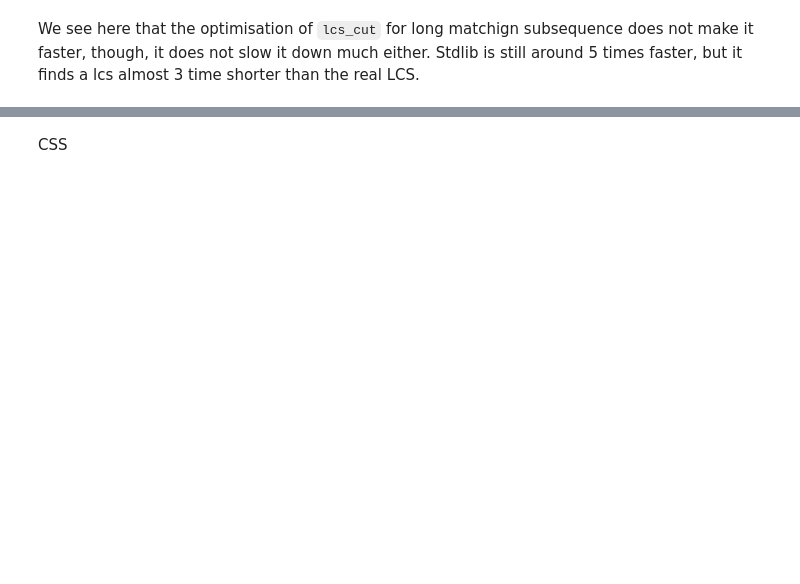
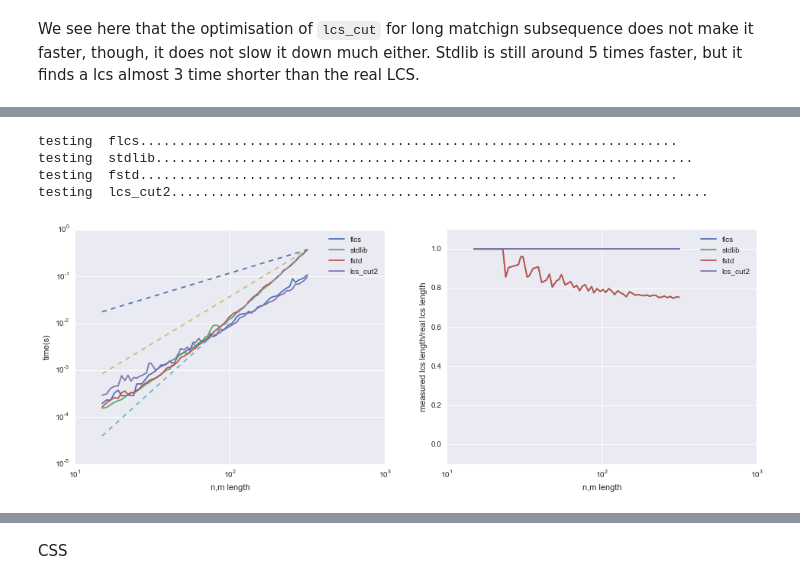
Before and after one commit to Carreau/difflib2.py, a Jupyter notebook: examples/difflib2.ipynb, the cells around one changed output, grey strips where cells are left out. Drawn from its saved outputs; the diff is of its cells as text; code cells hidden in the pictures; blank space fills up the shorter version.

```diff
--- a/examples/difflib2.ipynb
+++ b/examples/difflib2.ipynb
@@ -189,3 +199,7 @@ def lcs_cut(s1, s2):
     return rngc[-1]
 # %% [output]
 this implementation passes basic tests
+# %%
+l = [1,2,3]
+l.pop()
+l
@@ -756,9 +937,9 @@ NameError: name 'pd' is not defined
 # %%
 import numpy as np
 from copy import copy
-r = 20
-nt = 20
-xx = sorted(list(set(map(int, np.logspace(1.2,2.7,150)))))
+r = 5
+nt = 10
+xx = sorted(list(set(map(int, np.logspace(1.2,2.5,70)))))
 #xx = list(range(1,200,4))
 ldict  = {k:v for k,v in gdict.items() if k not in {'lcsmatrix','lcs_low_m','lcs_len3','lcs_low_ma','lcs_cut','lcs_cut3'}}
 df = pd.DataFrame(index=xx, columns=ldict.keys())
@@ -767,6 +948,8 @@ seed = string.ascii_lowercase + string.digits + string.punctuation
 seed = lorem
 seed1 = seed
 seed2 = seed
+seed1 = "aaab"
+seed2 = "aaabb"
 #seed1 = "dcbet"
 #seed2 = "badct"
 #seed1 = "xzbet"
@@ -784,8 +967,8 @@ for func in ldict.values():
         s1 = ((seed1)*(n//len(seed1)+1))[0:n]
         s2 = ((seed2)*(n//len(seed2)+1))[0:n]
         s2 = [c for c in s2]
-        for pos in [x/20 for x in range(20)]:
-            s2[int(len(s2)*pos)] = '-'
+#        for pos in [x/50 for x in range(50)]:
+#            s2[int(len(s2)*pos)] = '-'
         s2 = ''.join(s2)
 #        s1 = ("abcdefghijklmnop"*1000)[0:n]
 #        s2 = ("abcdefghijklmnox"*1000)[0:n]
@@ -795,4 +978,9 @@ for func in ldict.values():
         try:
             dr[func.__name__].ix[n] = func(s1,s2)/lcs_cut2(s1,s2)
         except ZeroDivisionError:
-            dr[func.__name__].ix[n] = np.nan
+            dr[func.__name__].ix[n] = 0
+# %% [output]
+testing  flcs.....................................................................
+testing  stdlib.....................................................................
+testing  fstd.....................................................................
+testing  lcs_cut2.....................................................................
@@ -799,26 +989,35 @@ for func in ldict.values():
 # %%
-fig, ax = plt.subplots()
-df.plot(x=df.index,ax=ax)
-mx= max(df.index)
-ax.plot(df.index,df.index**2/(mx**2)*df.ix[max(df.index)]['stdlib'],'--',label='x**2')
-ax.plot(df.index,df.index**3/(mx**3)*df.ix[max(df.index)]['stdlib'],'--',label='x**3')
-ax.plot(df.index,df.index**1/(mx**1)*df.ix[max(df.index)]['stdlib'],'--',label='x**1')
-ax.get_ylim()
+def report(df,dr):
+    fig, (ax,ax2) = plt.subplots(ncols=2)
+    fig.set_figwidth(fig.get_figwidth()*2)
+    df.plot(x=df.index,ax=ax)
+    mx= max(df.index)
+    ax.plot(df.index,df.index**2/(mx**2)*df.ix[max(df.index)]['stdlib'],'--',label='x**2')
+    ax.plot(df.index,df.index**3/(mx**3)*df.ix[max(df.index)]['stdlib'],'--',label='x**3')
+    ax.plot(df.index,df.index**1/(mx**1)*df.ix[max(df.index)]['stdlib'],'--',label='x**1')
+    ax.get_ylim()
 
-#ax.plot(df.index,df.index/(mx)*df.ix[max(df.index)]['lcs_cut2'],'--')
-#ax.set_xlim(xmax=100)
-#ax.set_ylim(ymax=0.02)
-ax.set_yscale('log')
-ax.set_xscale('log')
-ax.set_ylim(ymin=1e-5)
-ax.vlines(50,*ax.get_ylim())
+    #ax.plot(df.index,df.index/(mx)*df.ix[max(df.index)]['lcs_cut2'],'--')
+    #ax.set_xlim(xmax=100)
+    #ax.set_ylim(ymax=0.02)
+    ax.set_xlabel('n,m length')
+    ax.set_ylabel('time(s)')
+    ax.set_yscale('log')
+    ax.set_xscale('log')
+    ax.set_ylim(ymin=1e-5)
+    #ax.vlines(50,*ax.get_ylim())
 
+    dr.plot(x=dr.index,ax=ax2)
+    ax2.set_xlabel('n,m length')
+    ax2.set_ylabel('measured lcs length/real lcs length')
+    #ax.set_yscale('log')
+    ax2.set_xscale('log')
+    ax2.set_ylim(ymax=1.1)
+    ax2.set_ylim(ymin=-0.1)
+    #ax2.vlines(50,*ax.get_ylim())
 
-fig, ax = plt.subplots()
-dr.plot(x=dr.index,ax=ax)
-#mx= max(df.index)
-#ax.set_yscale('log')
-ax.set_xscale('log')
-ax.vlines(50,*ax.get_ylim())
+    pass
 
-pass
+report(df,dr)
+# %% [output]
+[figure, added]
```
Also changed, not shown: parts of 39 cells of this notebook.
